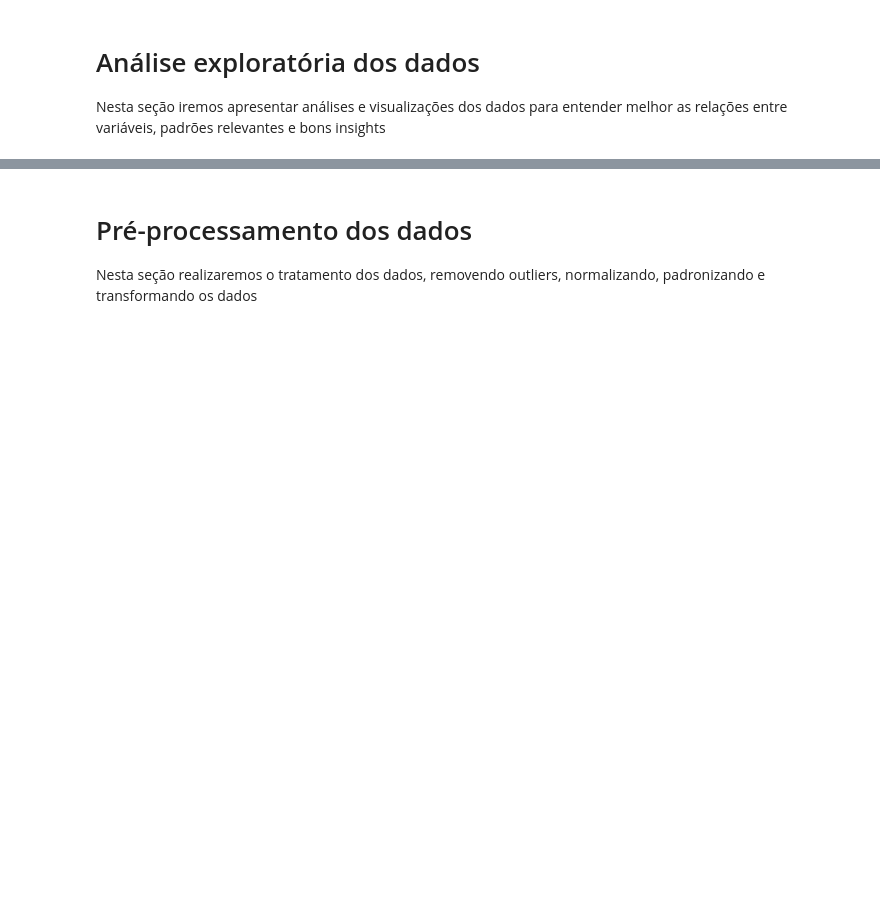
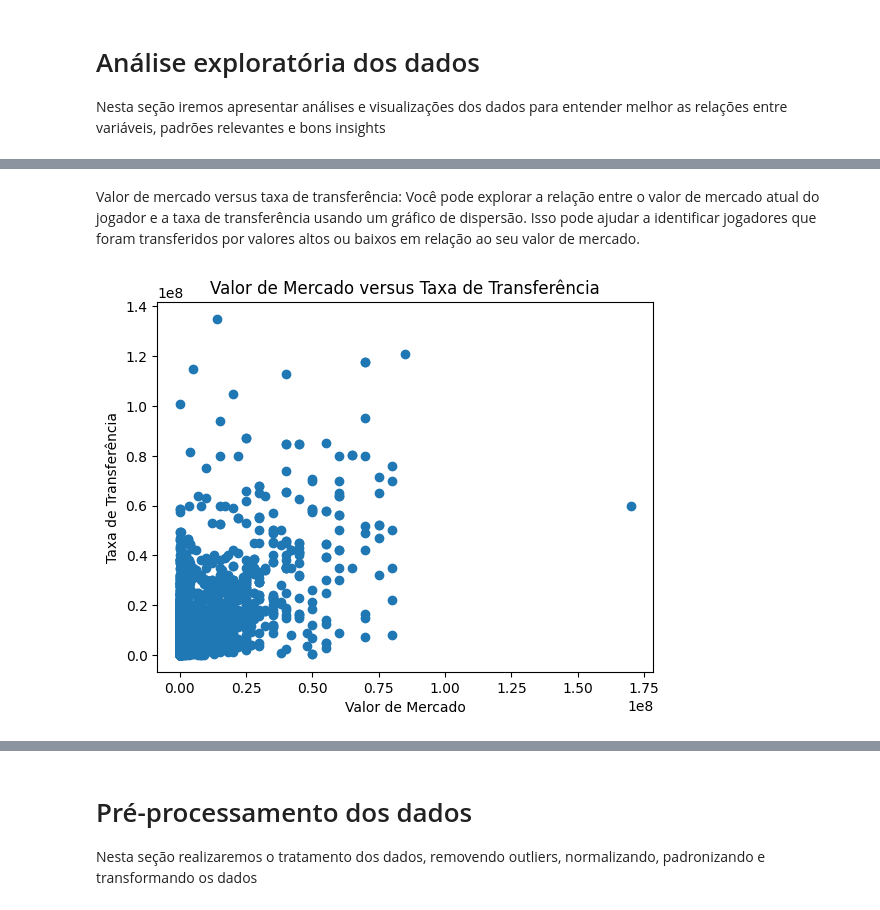
Before and after one commit to gabrielmmf/previsao-de-valores-de-mercado, a Jupyter notebook: main.ipynb, the cells around one changed output, grey strips where cells are left out. Saved outputs shown, nothing was run; the diff lists cells and outputs as text; code cells hidden in the pictures; blank space fills up the shorter version.

```diff
--- a/main.ipynb
+++ b/main.ipynb
@@ -142,0 +181,10 @@ Nesta seção iremos apresentar análises e visualizações dos dados para enten
+# %% [markdown]
+Valor de mercado versus taxa de transferência: Você pode explorar a relação entre o valor de mercado atual do jogador e a taxa de transferência usando um gráfico de dispersão. Isso pode ajudar a identificar jogadores que foram transferidos por valores altos ou baixos em relação ao seu valor de mercado.
+# %%
+plt.scatter(pl_transfers['playerMarketValue'], pl_transfers['transferFee'])
+plt.xlabel('Valor de Mercado')
+plt.ylabel('Taxa de Transferência')
+plt.title('Valor de Mercado versus Taxa de Transferência')
+plt.show()
+# %% [output]
+[figure, added]
```
Also changed, not shown: parts of 17 cells of this notebook.
